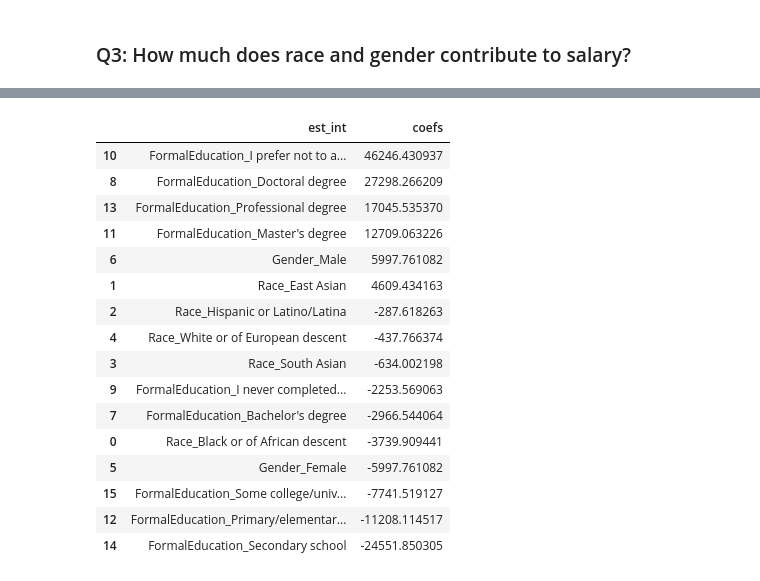
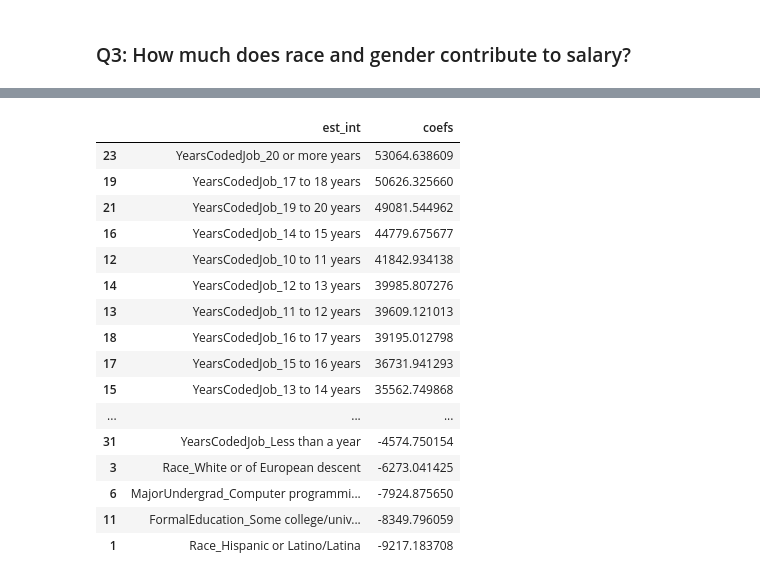
Before and after one commit to asfedu90/BlogPost, a Jupyter notebook: Blog Post.ipynb, the cells around one changed output, grey strips where cells are left out. Saved outputs shown, nothing was run; the diff lists cells and outputs as text; code cells hidden in the pictures.

Commit message:
Got things working with salary

```diff
--- a/Blog Post.ipynb
+++ b/Blog Post.ipynb
@@ -347,0 +234,11 @@ test_score, train_score, lm_model, X_train, X_test, y_train, y_test = clean_fit_
+# %%
+df_us_salary_custom = df_us[['Salary','Race','Gender','MajorUndergrad','FormalEducation','YearsCodedJob','CompanyType']]
+df_us_salary_custom = filter_dataframe_by_values_of_interest(df_us_salary_custom,'Race',r_list)
+df_us_salary_custom = filter_dataframe_by_values_of_interest(df_us_salary_custom,'Gender',gender_list)
+df_us_salary_custom = filter_dataframe_by_values_of_interest(df_us_salary_custom,'FormalEducation',education_list)
+df_us_salary_custom = filter_dataframe_by_values_of_interest(df_us_salary_custom,'MajorUndergrad',undergrad_major_list)
+# %%
+X, y = clean_data(df_us_salary_custom)
+# %%
+cutoffs = [1944,1900,1800,1600,1400,1200,1100,1000,100,50,25,5, 4,3, 2, 1]
+r2_scores_test, r2_scores_train, lm_model, X_train, X_test, y_train, y_test = t.find_optimal_lm_mod(X, y, cutoffs)
@@ -366,30 +265,29 @@ def coef_weights(coefficients, X_train):
     coefs_df = coefs_df.sort_values('coefs', ascending=False)
     return coefs_df
 # %%
-
 #Use the function
 coef_df = coef_weights(lm_model.coef_, X_train)
 
 #A quick look at the top results
-coef_df.head(50)
+coef_df.head(60)
 # %% [output]
 |  | est_int | coefs |
-| 10 | FormalEducation_I prefer not to a... | 46246.430937 |
-| 8 | FormalEducation_Doctoral degree | 27298.266209 |
-| 13 | FormalEducation_Professional degree | 17045.535370 |
-| 11 | FormalEducation_Master's degree | 12709.063226 |
-| 6 | Gender_Male | 5997.761082 |
-| 1 | Race_East Asian | 4609.434163 |
-| 2 | Race_Hispanic or Latino/Latina | -287.618263 |
-| 4 | Race_White or of European descent | -437.766374 |
-| 3 | Race_South Asian | -634.002198 |
-| 9 | FormalEducation_I never completed... | -2253.569063 |
-| 7 | FormalEducation_Bachelor's degree | -2966.544064 |
-| 0 | Race_Black or of African descent | -3739.909441 |
-| 5 | Gender_Female | -5997.761082 |
-| 15 | FormalEducation_Some college/univ... | -7741.519127 |
-| 12 | FormalEducation_Primary/elementar... | -11208.114517 |
-| 14 | FormalEducation_Secondary school | -24551.850305 |
+| 23 | YearsCodedJob_20 or more years | 53064.638609 |
+| 19 | YearsCodedJob_17 to 18 years | 50626.325660 |
+| 21 | YearsCodedJob_19 to 20 years | 49081.544962 |
+| 16 | YearsCodedJob_14 to 15 years | 44779.675677 |
+| 12 | YearsCodedJob_10 to 11 years | 41842.934138 |
+| 14 | YearsCodedJob_12 to 13 years | 39985.807276 |
+| 13 | YearsCodedJob_11 to 12 years | 39609.121013 |
+| 18 | YearsCodedJob_16 to 17 years | 39195.012798 |
+| 17 | YearsCodedJob_15 to 16 years | 36731.941293 |
+| 15 | YearsCodedJob_13 to 14 years | 35562.749868 |
+| ... | ... | ... |
+| 31 | YearsCodedJob_Less than a year | -4574.750154 |
+| 3 | Race_White or of European descent | -6273.041425 |
+| 6 | MajorUndergrad_Computer programmi... | -7924.875650 |
+| 11 | FormalEducation_Some college/univ... | -8349.796059 |
+| 1 | Race_Hispanic or Latino/Latina | -9217.183708 |
 # %%
 # Percentage of country choosing to do a PHD:
 
```
Also changed, not shown: parts of 15 cells of this notebook, 2 other files.
